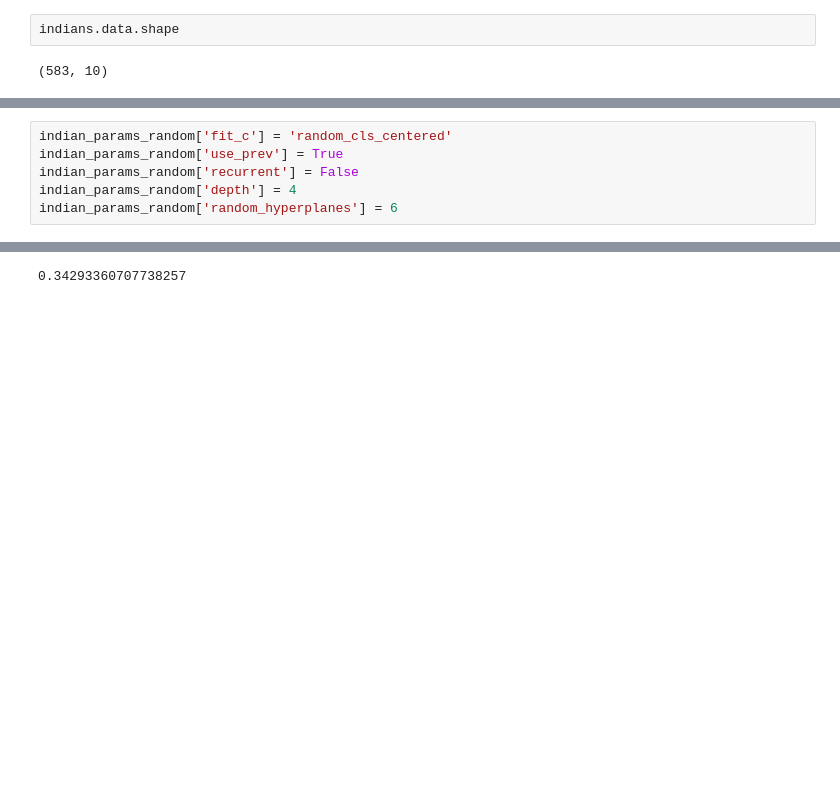
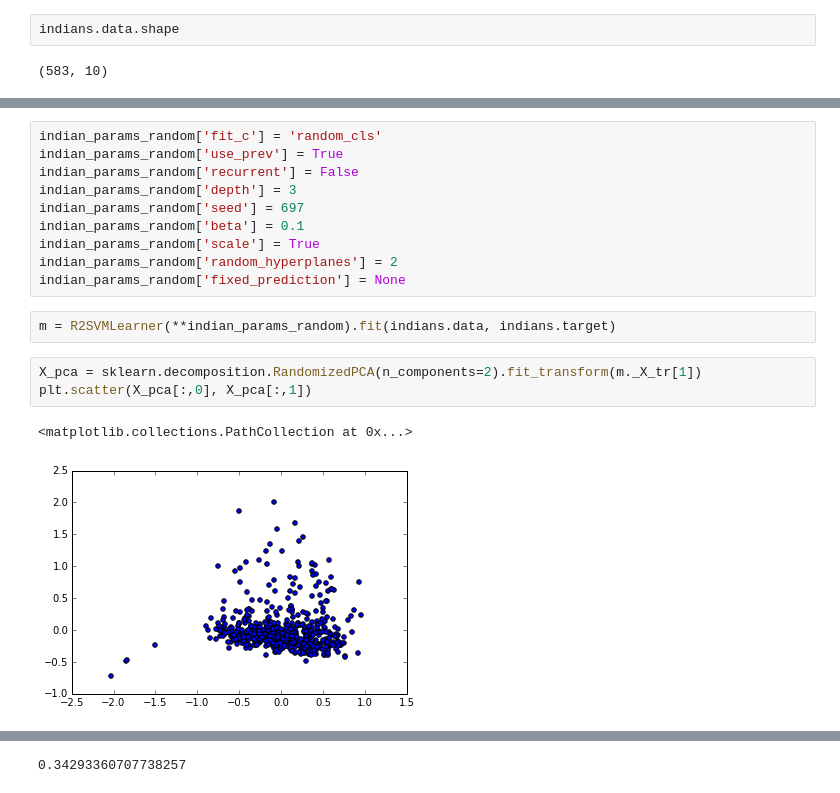
Before and after one commit to kudkudak/r2-learner, a Jupyter notebook: notebooks/pca_r2svm.ipynb, the cells around one changed output, grey strips where cells are left out. Drawn from its saved outputs; the diff is of its cells as text; blank space fills up the shorter version.

```diff
--- a/notebooks/pca_r2svm.ipynb
+++ b/notebooks/pca_r2svm.ipynb
@@ -90,6 +112,18 @@ indians.data.shape
 # %%
-indian_params_random['fit_c'] = 'random_cls_centered'
+indian_params_random['fit_c'] = 'random_cls'
 indian_params_random['use_prev'] = True
 indian_params_random['recurrent'] = False
-indian_params_random['depth'] = 4
-indian_params_random['random_hyperplanes'] = 6
+indian_params_random['depth'] = 3
+indian_params_random['seed'] = 697
+indian_params_random['beta'] = 0.1
+indian_params_random['scale'] = True
+indian_params_random['random_hyperplanes'] = 2
+indian_params_random['fixed_prediction'] = None
+# %%
+m = R2SVMLearner(**indian_params_random).fit(indians.data, indians.target)
+# %%
+X_pca = sklearn.decomposition.RandomizedPCA(n_components=2).fit_transform(m._X_tr[1])
+plt.scatter(X_pca[:,0], X_pca[:,1])
+# %% [output]
+<matplotlib.collections.PathCollection at 0x...>
+[figure, added]
```
Also changed, not shown: parts of 11 cells of this notebook, 8 other files.
